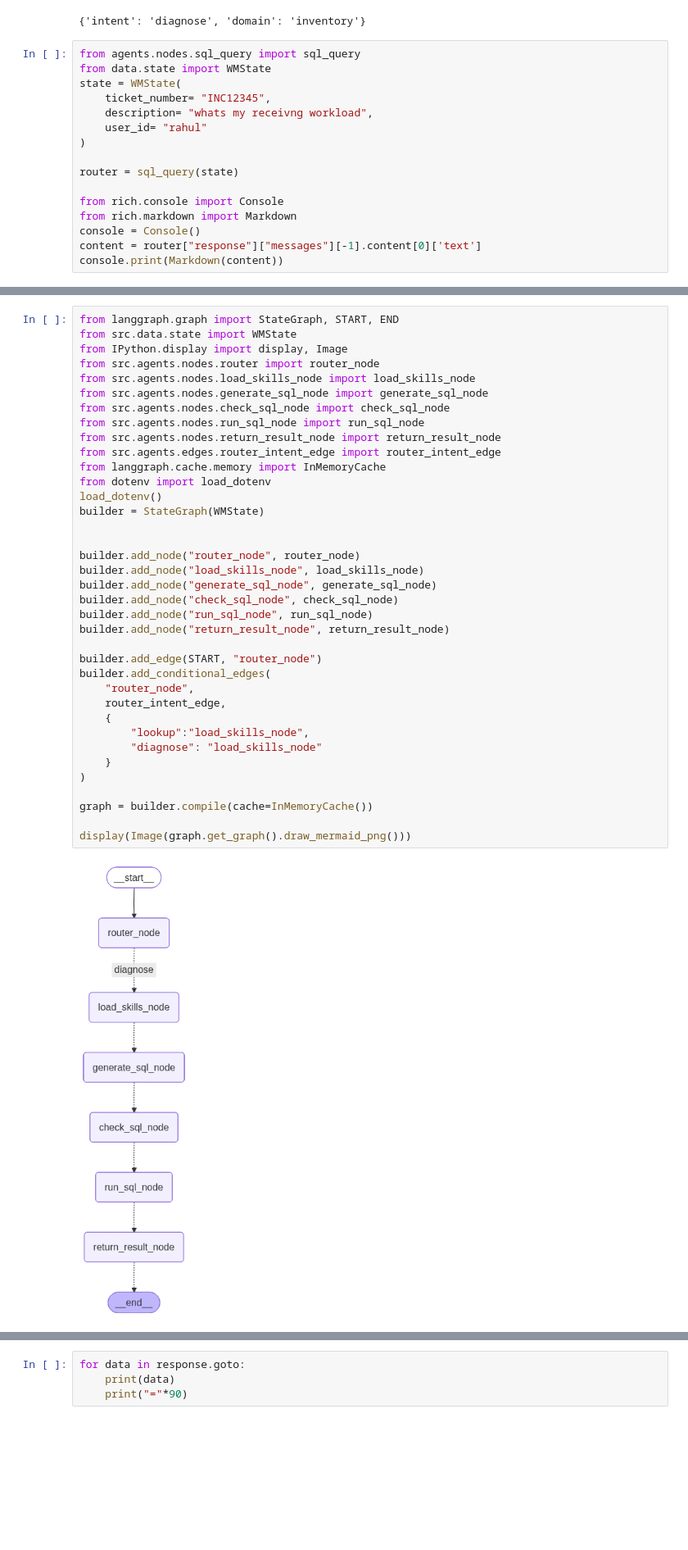
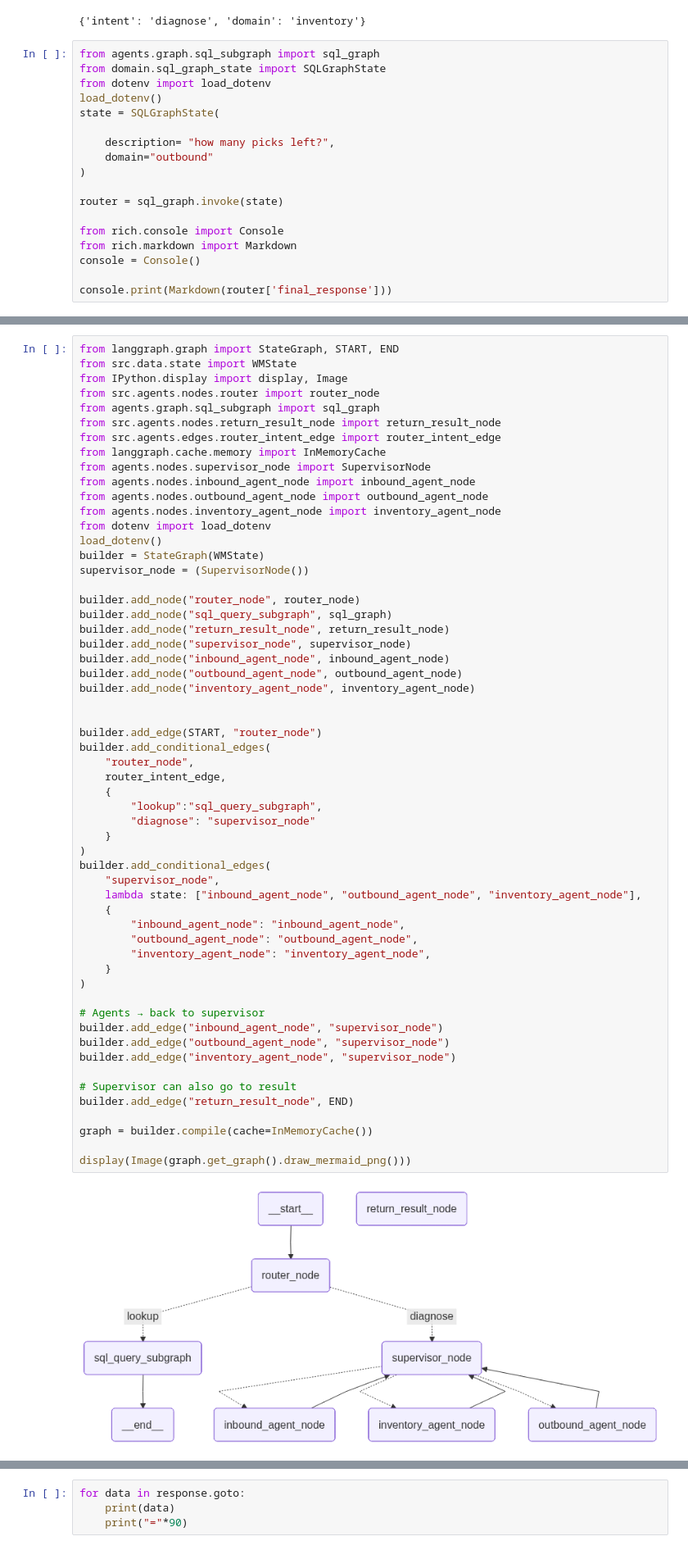
Before and after one commit to rahul22061999/wms_incident_copilot, a Jupyter notebook: src/test.ipynb, the cells around one changed output, grey strips where cells are left out. Shown at 82% size. Cells and saved outputs as stored; diff of their text form; blank space fills up the shorter version.

```diff
--- a/src/test.ipynb
+++ b/src/test.ipynb
@@ -54,19 +54,21 @@ router
 # %% [output]
 {'intent': 'diagnose', 'domain': 'inventory'}
 # %%
-from agents.nodes.sql_query import sql_query
-from data.state import WMState
-state = WMState(
-    ticket_number= "INC12345",
-    description= "whats my receivng workload",
-    user_id= "rahul"
+from agents.graph.sql_subgraph import sql_graph
+from domain.sql_graph_state import SQLGraphState
+from dotenv import load_dotenv
+load_dotenv()
+state = SQLGraphState(
+
+    description= "how many picks left?",
+    domain="outbound"
 )
 
-router = sql_query(state)
+router = sql_graph.invoke(state)
 
 from rich.console import Console
 from rich.markdown import Markdown
 console = Console()
-content = router["response"]["messages"][-1].content[0]['text']
-console.print(Markdown(content))
+
+console.print(Markdown(router['final_response']))
 # %% [output]
@@ -74,39 +78,59 @@ ModuleNotFoundError: No module named 'agents.nodes.sql_query'
 # %%
 from langgraph.graph import StateGraph, START, END
 from src.data.state import WMState
 from IPython.display import display, Image
 from src.agents.nodes.router import router_node
-from src.agents.nodes.load_skills_node import load_skills_node
-from src.agents.nodes.generate_sql_node import generate_sql_node
-from src.agents.nodes.check_sql_node import check_sql_node
-from src.agents.nodes.run_sql_node import run_sql_node
+from agents.graph.sql_subgraph import sql_graph
 from src.agents.nodes.return_result_node import return_result_node
 from src.agents.edges.router_intent_edge import router_intent_edge
 from langgraph.cache.memory import InMemoryCache
+from agents.nodes.supervisor_node import SupervisorNode
+from agents.nodes.inbound_agent_node import inbound_agent_node
+from agents.nodes.outbound_agent_node import outbound_agent_node
+from agents.nodes.inventory_agent_node import inventory_agent_node
 from dotenv import load_dotenv
 load_dotenv()
 builder = StateGraph(WMState)
-
+supervisor_node = (SupervisorNode())
 
 builder.add_node("router_node", router_node)
-builder.add_node("load_skills_node", load_skills_node)
-builder.add_node("generate_sql_node", generate_sql_node)
-builder.add_node("check_sql_node", check_sql_node)
-builder.add_node("run_sql_node", run_sql_node)
+builder.add_node("sql_query_subgraph", sql_graph)
 builder.add_node("return_result_node", return_result_node)
+builder.add_node("supervisor_node", supervisor_node)
+builder.add_node("inbound_agent_node", inbound_agent_node)
+builder.add_node("outbound_agent_node", outbound_agent_node)
+builder.add_node("inventory_agent_node", inventory_agent_node)
+
 
 builder.add_edge(START, "router_node")
 builder.add_conditional_edges(
     "router_node",
     router_intent_edge,
     {
-        "lookup":"load_skills_node",
-        "diagnose": "load_skills_node"
+        "lookup":"sql_query_subgraph",
+        "diagnose": "supervisor_node"
     }
 )
+builder.add_conditional_edges(
+    "supervisor_node",
+    lambda state: ["inbound_agent_node", "outbound_agent_node", "inventory_agent_node"],
+    {
+        "inbound_agent_node": "inbound_agent_node",
+        "outbound_agent_node": "outbound_agent_node",
+        "inventory_agent_node": "inventory_agent_node",
+    }
+)
+
+# Agents → back to supervisor
+builder.add_edge("inbound_agent_node", "supervisor_node")
+builder.add_edge("outbound_agent_node", "supervisor_node")
+builder.add_edge("inventory_agent_node", "supervisor_node")
+
+# Supervisor can also go to result
+builder.add_edge("return_result_node", END)
 
 graph = builder.compile(cache=InMemoryCache())
 
 display(Image(graph.get_graph().draw_mermaid_png()))
 # %% [output]
-[figure, old version]
+[figure, new version]
```
Also changed, not shown: parts of 7 cells of this notebook, 26 other files.
